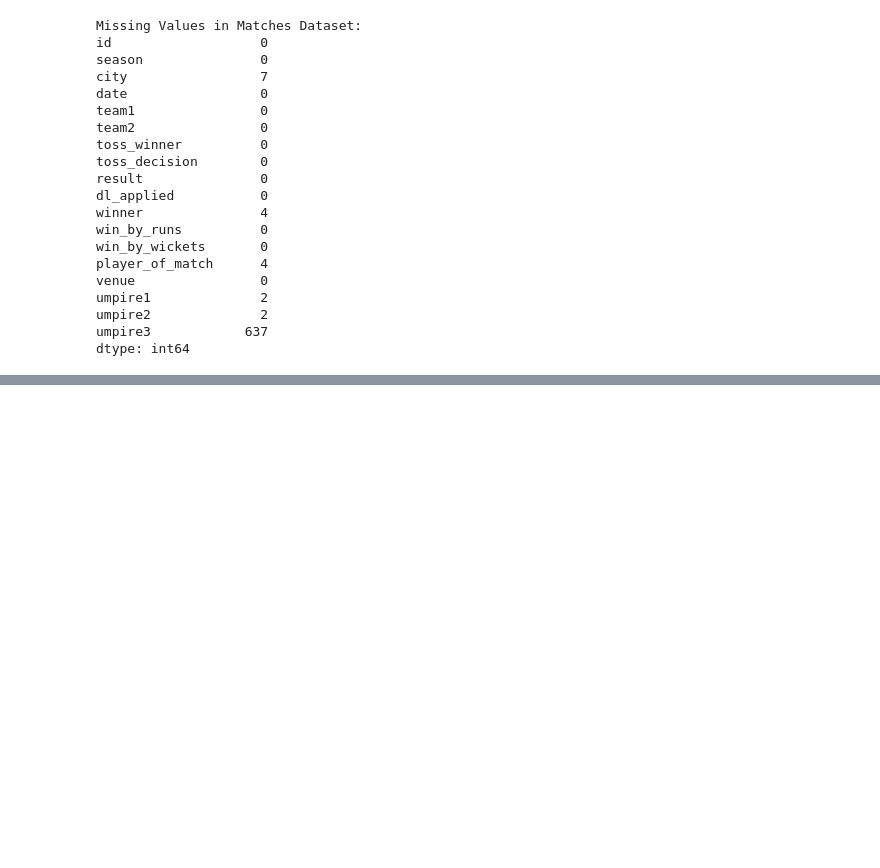
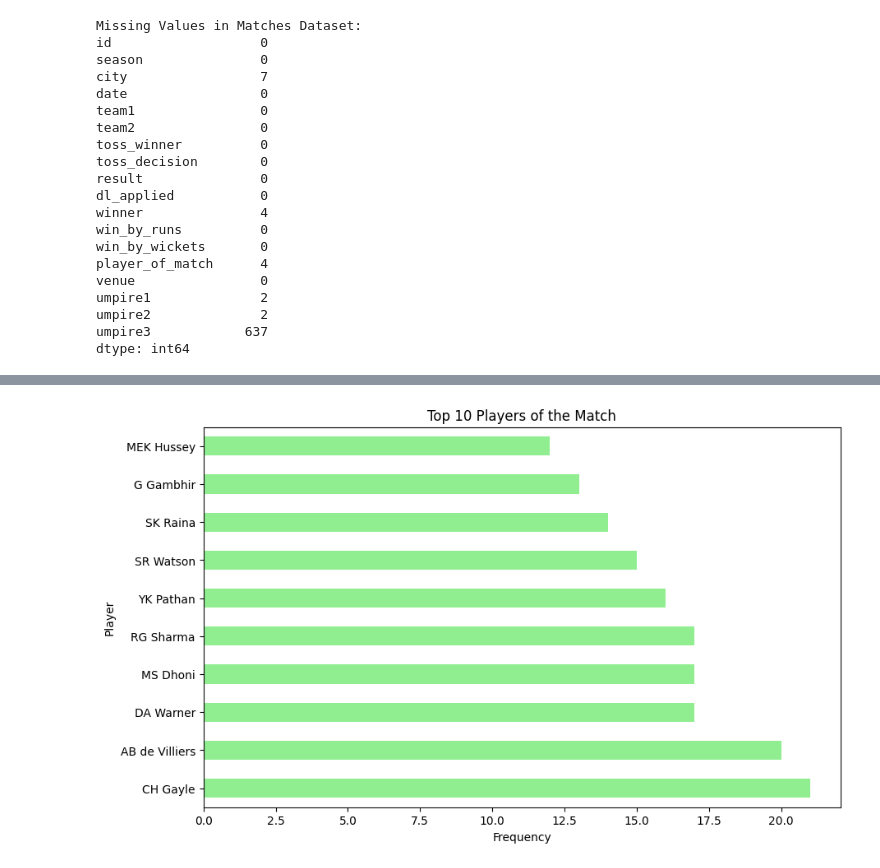
Before and after one commit to zalakkkkk05/CricketMatchPrediction, a Jupyter notebook: notebook/1_EDA.ipynb, the cells around one changed output, grey strips where cells are left out. Drawn from its saved outputs; the diff is of its cells as text; code cells hidden in the pictures; blank space fills up the shorter version.

```diff
--- a/notebook/1_EDA.ipynb
+++ b/notebook/1_EDA.ipynb
@@ -87,0 +252,11 @@ deliveries_df.fillna({
+# %%
+# Most frequent players of the match
+top_players = matches_df['player_of_match'].value_counts().head(10)
+plt.figure(figsize=(10, 6))
+top_players.plot(kind='barh', color='lightgreen')
+plt.title('Top 10 Players of the Match')
+plt.xlabel('Frequency')
+plt.ylabel('Player')
+plt.show()
+# %% [output]
+[figure, added]
```
Also changed, not shown: parts of 16 cells of this notebook, 1 other file.
